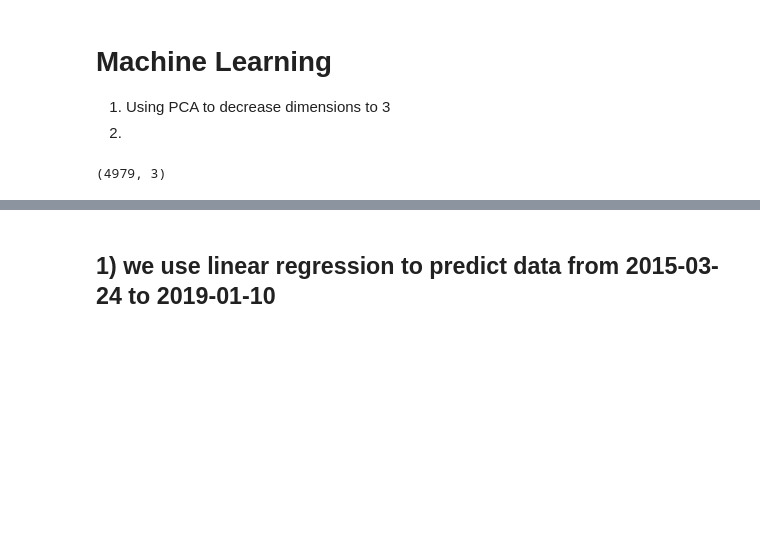
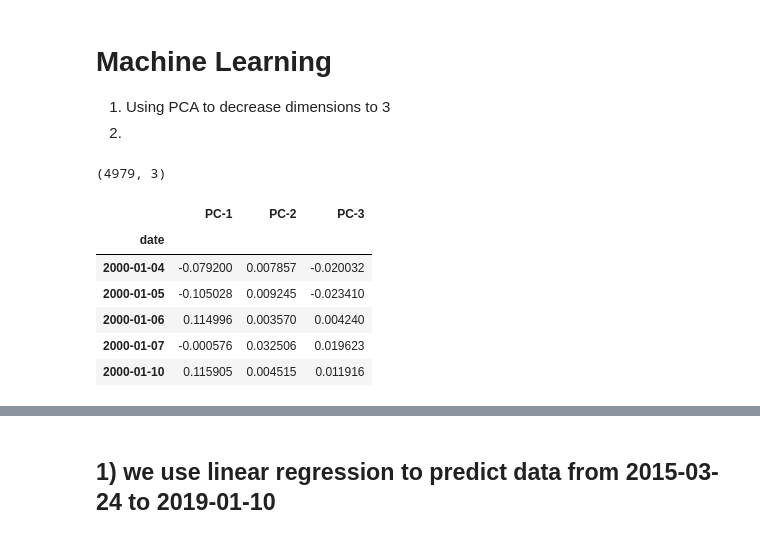
Before and after one commit to xiaohai12/sea-forest, a Jupyter notebook: project.ipynb, the cells around one changed output, grey strips where cells are left out. Drawn from its saved outputs; the diff is of its cells as text; code cells hidden in the pictures; blank space fills up the shorter version.

```diff
--- a/project.ipynb
+++ b/project.ipynb
@@ -525,3 +525,13 @@ new = clean_log_return.copy()
 for i in range(3):
     new['PC-'+str(i+1)] = np.dot(clean_log_return,weights_nor.iloc[i,:])
 new = new.iloc[:,-3:]
+# %%
+new.head()
+# %% [output]
+|  | PC-1 | PC-2 | PC-3 |
+| date |  |  |  |
+| 2000-01-04 | -0.079200 | 0.007857 | -0.020032 |
+| 2000-01-05 | -0.105028 | 0.009245 | -0.023410 |
+| 2000-01-06 | 0.114996 | 0.003570 | 0.004240 |
+| 2000-01-07 | -0.000576 | 0.032506 | 0.019623 |
+| 2000-01-10 | 0.115905 | 0.004515 | 0.011916 |
```
Also changed, not shown: parts of 15 cells of this notebook.
